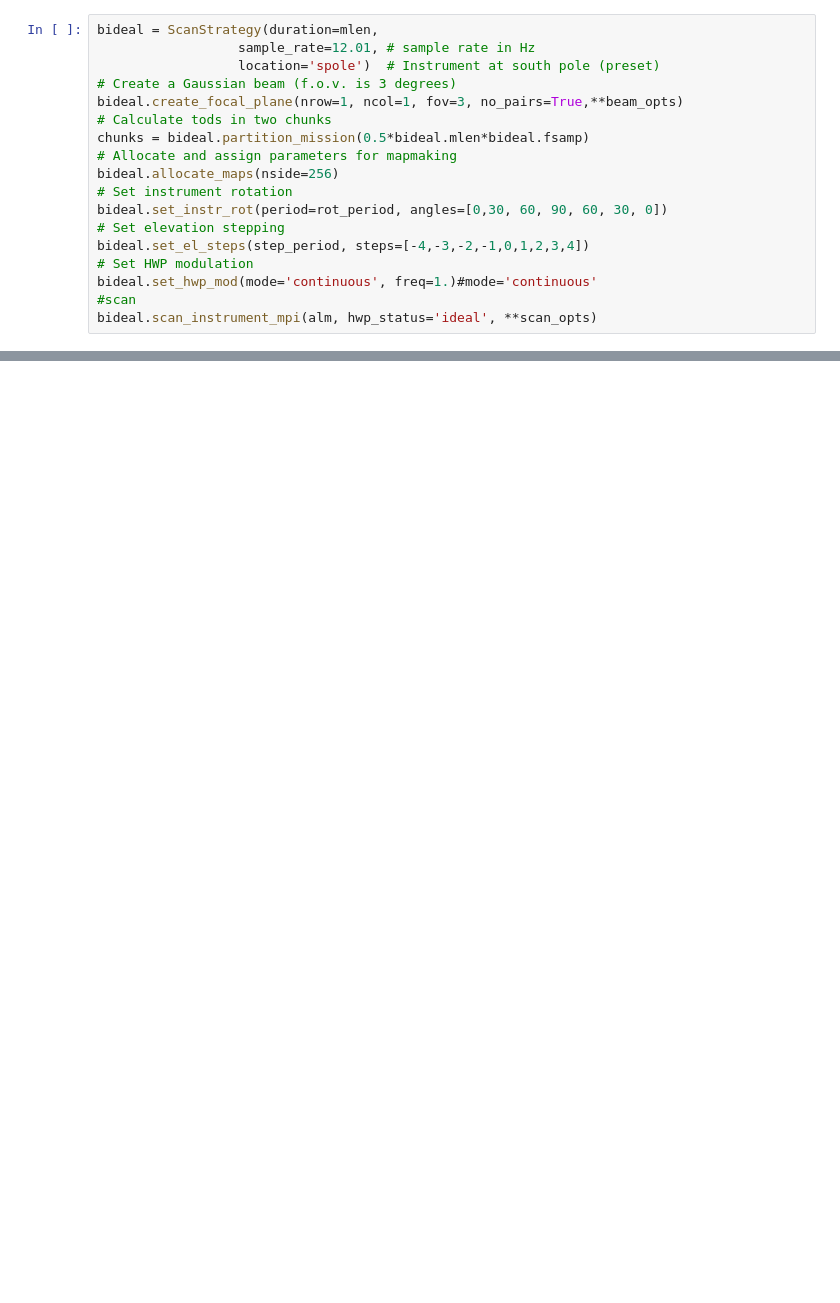
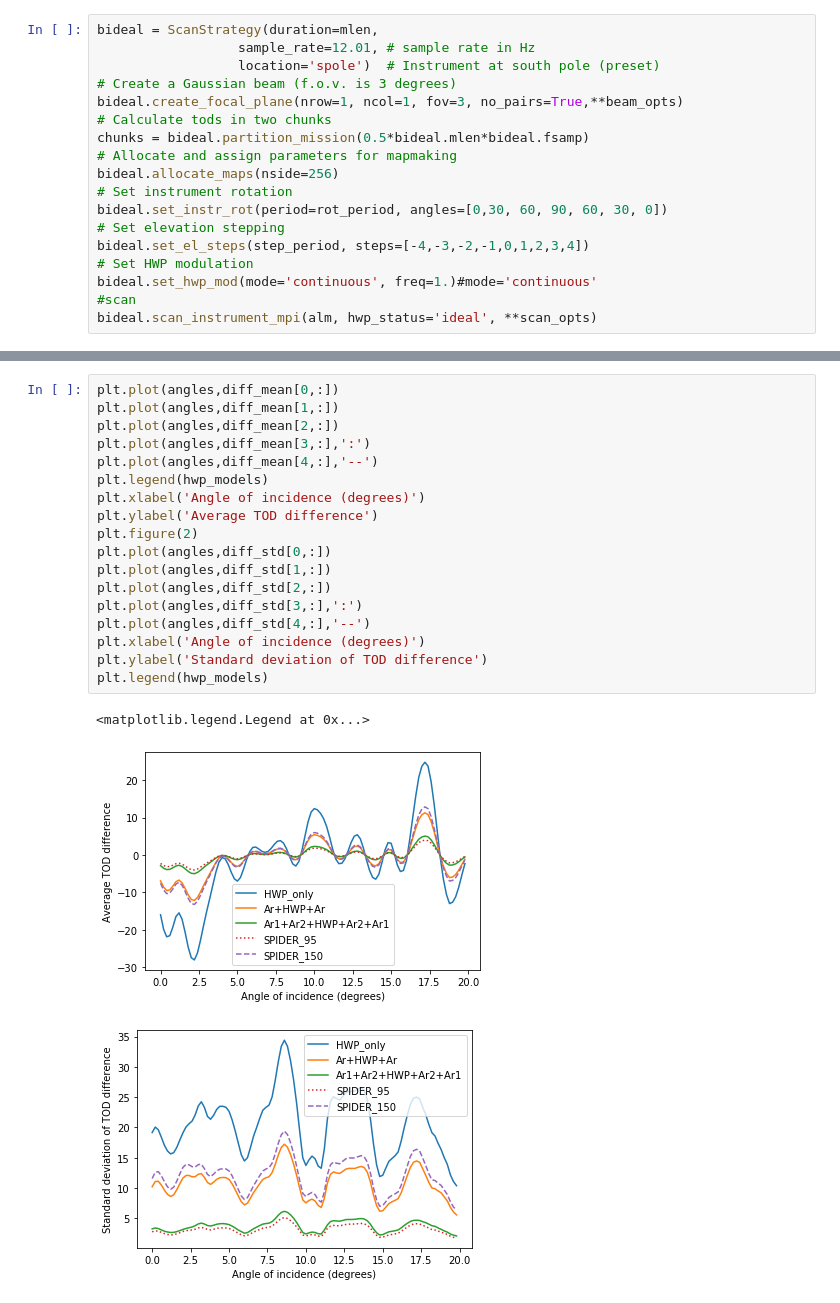
Before and after one commit to AdriJD/beamconv, a Jupyter notebook: notebooks/HWP_tod_residuals.ipynb, the cells around one changed output, grey strips where cells are left out. Drawn from its saved outputs; the diff is of its cells as text; blank space fills up the shorter version.

Commit message:
added an example of the effect of the incidence angle on average tod difference

```diff
--- a/notebooks/HWP_tod_residuals.ipynb
+++ b/notebooks/HWP_tod_residuals.ipynb
@@ -118,0 +186,22 @@ plt.legend(hwp_models)
+# %%
+plt.plot(angles,diff_mean[0,:])
+plt.plot(angles,diff_mean[1,:])
+plt.plot(angles,diff_mean[2,:])
+plt.plot(angles,diff_mean[3,:],':')
+plt.plot(angles,diff_mean[4,:],'--')
+plt.legend(hwp_models)
+plt.xlabel('Angle of incidence (degrees)')
+plt.ylabel('Average TOD difference')
+plt.figure(2)
+plt.plot(angles,diff_std[0,:])
+plt.plot(angles,diff_std[1,:])
+plt.plot(angles,diff_std[2,:])
+plt.plot(angles,diff_std[3,:],':')
+plt.plot(angles,diff_std[4,:],'--')
+plt.xlabel('Angle of incidence (degrees)')
+plt.ylabel('Standard deviation of TOD difference')
+plt.legend(hwp_models)
+# %% [output]
+<matplotlib.legend.Legend at 0x...>
+[figure, added]
+[figure, added]
```
Also changed, not shown: parts of 4 cells of this notebook.
